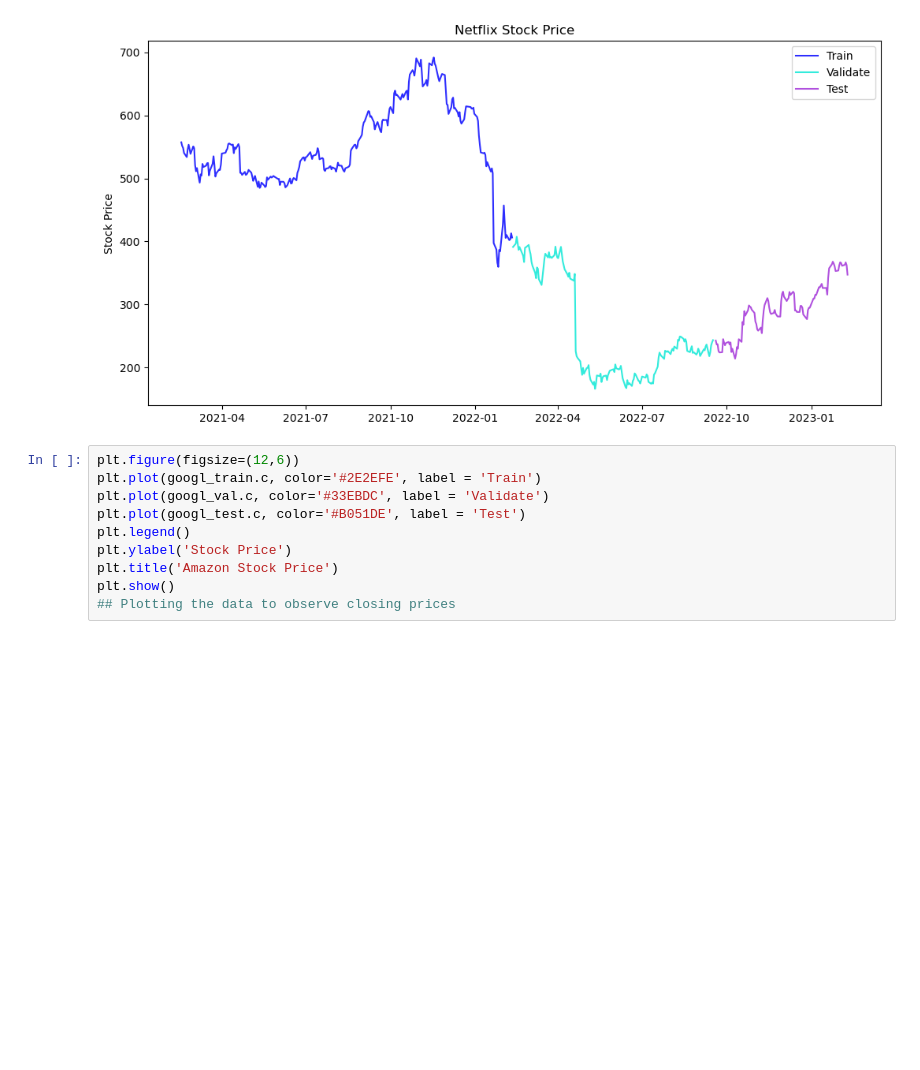
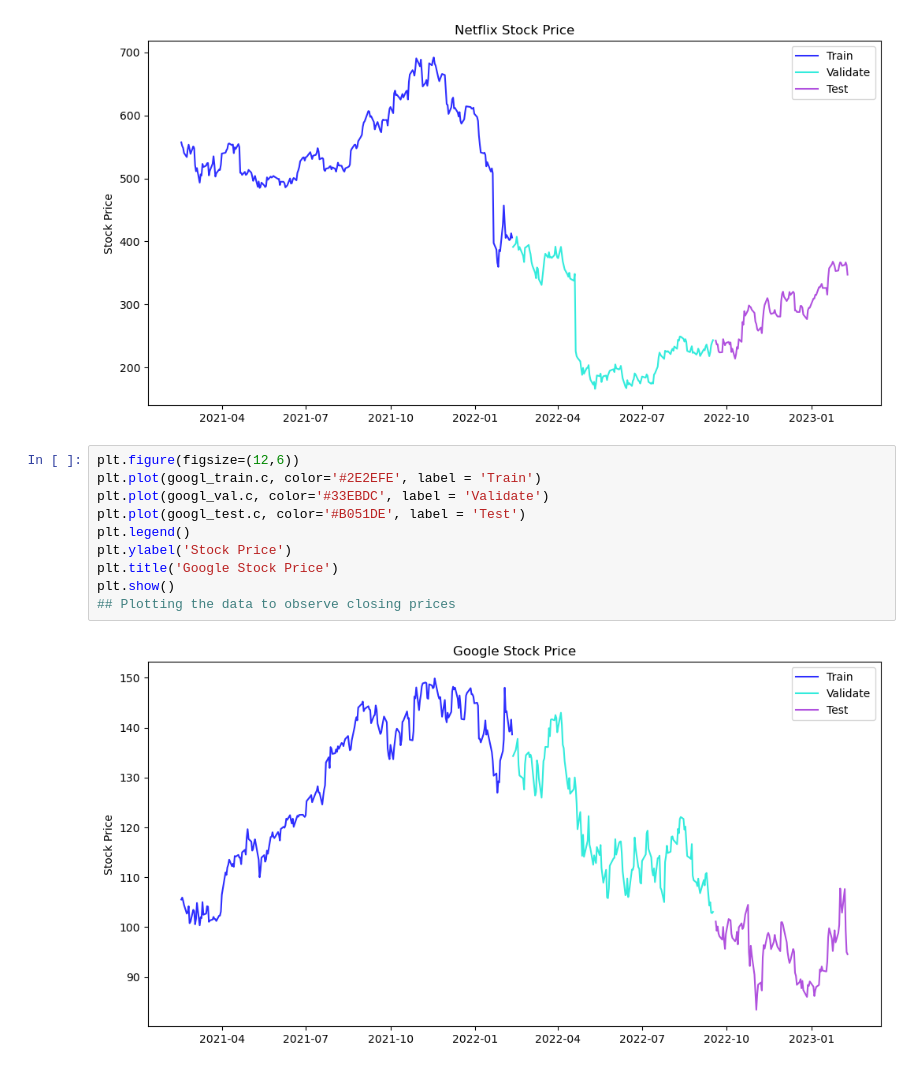
Before and after one commit to akonstans/individual_project, a Jupyter notebook: explore.ipynb, the cells around one changed output. Cells and saved outputs as stored; diff of their text form; blank space fills up the shorter version.

```diff
--- a/explore.ipynb
+++ b/explore.ipynb
@@ -60,10 +71,12 @@ plt.show()
 # %%
 plt.figure(figsize=(12,6))
 plt.plot(googl_train.c, color='#2E2EFE', label = 'Train')
 plt.plot(googl_val.c, color='#33EBDC', label = 'Validate')
 plt.plot(googl_test.c, color='#B051DE', label = 'Test')
 plt.legend()
 plt.ylabel('Stock Price')
-plt.title('Amazon Stock Price')
+plt.title('Google Stock Price')
 plt.show()
 ## Plotting the data to observe closing prices
+# %% [output]
+[figure, added]
```
Also changed, not shown: parts of 46 cells of this notebook, 1 other file.
